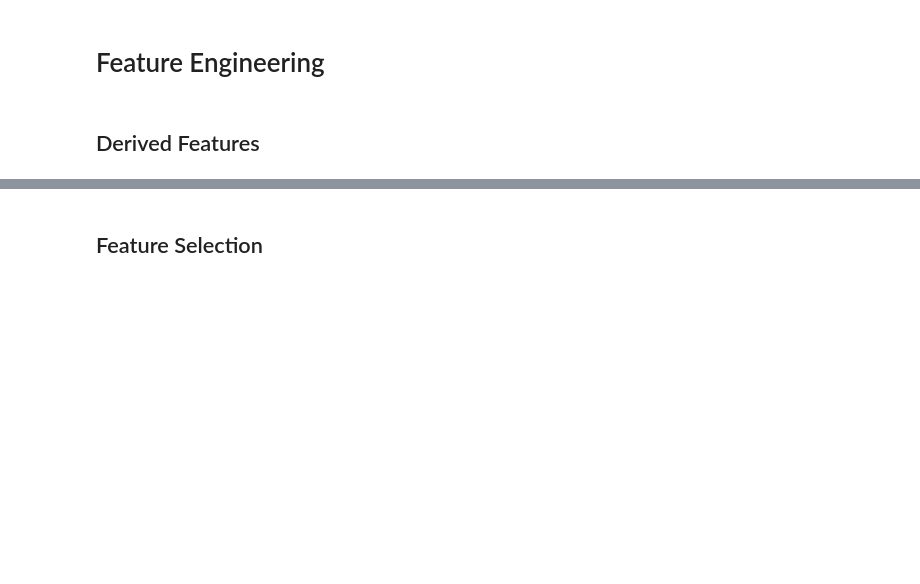
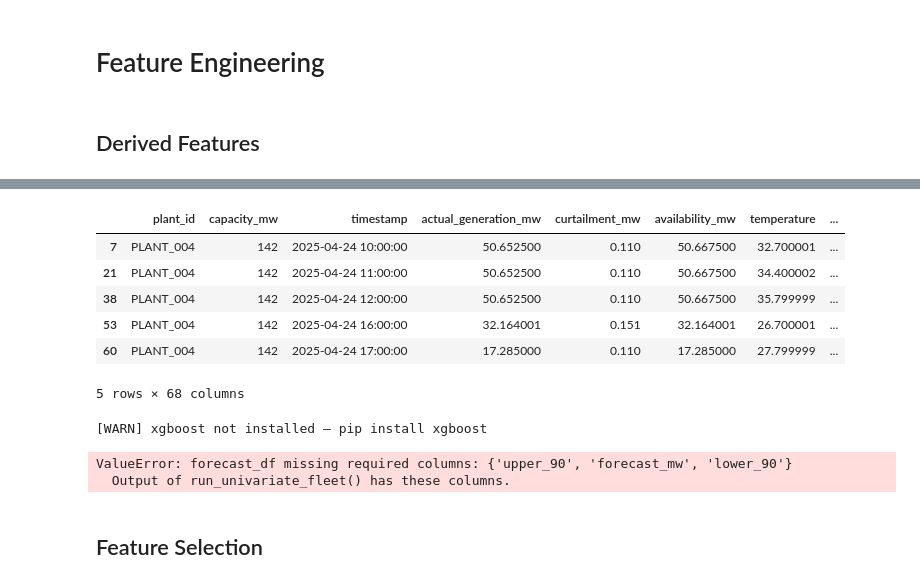
Before and after one commit to Shuchismita2000/Pravaah, a Jupyter notebook: notebook.ipynb, the cells around one changed output, grey strips where cells are left out. Cells and saved outputs as stored; diff of their text form; code cells hidden in the pictures; blank space fills up the shorter version.

```diff
--- a/notebook.ipynb
+++ b/notebook.ipynb
@@ -382,7 +386,8 @@ import pandas as pd
 plant = pd.read_csv(r"D:\Portfolio Github\Pravaah\data\plant_master.csv")
 weather_forecast = pd.read_csv(r"D:\Portfolio Github\Pravaah\data\weather_forecast.csv", parse_dates=["timestamp"])
 generation_forecast = pd.read_csv(r"D:\Portfolio Github\Pravaah\data\forecasts\final_univariate_forecasts.csv", parse_dates=["timestamp"])
-
+irradiance_forecast = pd.read_csv(r"D:\Portfolio Github\Pravaah\data\forecasts\irradiance_forecasts.csv", parse_dates=["timestamp"])
+health_forecast = pd.read_csv(r"D:\Portfolio Github\Pravaah\data\forecasts\health_forecasts.csv", parse_dates=["timestamp"])
 
 # Merge plant with generation on 'plant_id'
 merged_df = plant.merge(generation_forecast, on=['plant_id'], how='left')
@@ -390,7 +395,14 @@ merged_df = plant.merge(generation_forecast, on=['plant_id'], how='left')
 # Merge with weather on 'plant_id' and 'timestamp'
 merged_df = merged_df.merge(weather_forecast, on=['plant_name', 'timestamp'], how='left')
 
-forecast_df = merged_df.drop(columns=[ 'plant_name', 'lower_90', 'upper_90', 'model', 'curtail_probability',
+# Merge with irradiance on 'plant_id' and 'timestamp'
+merged_df = merged_df.merge(irradiance_forecast, on=['plant_id', 'timestamp'], how='left')
+
+# Merge with health on 'plant_id' and 'timestamp'
+merged_df = merged_df.merge(health_forecast, on=['plant_id', 'timestamp'], how='left')
+
+forecast_df = merged_df.drop(columns=[ 'plant_name', 'model', 'curtail_probability','lower_90',
+       'upper_90','lower_90_x', 'upper_90_x','lower_90_y', 'upper_90_y','method','repair_probability', 'degradation_slope',
     'latitude', 'longitude', 'commission_date', 'region', 'state',
     'developer', 'offtaker'
 ])
@@ -407,6 +419,8 @@ forecast_df.rename(columns={
     "gross_forecast_mw": "actual_generation_mw",
     "curtailment_mw_forecast": "curtailment_mw",
     "net_forecast_mw": "availability_mw",
+    "irradiance_forecast": "irradiance_wm2",
+    "health_forecast": "health_factor"
 }, inplace=True)
 
 forecast_df.columns
@@ -667,2 +669,36 @@ historical_df_solar[historical_df_solar["plant_id"] == "PLANT_001"].tail()
 # %%
-forecast_df_solar[forecast_df_solar["plant_id"] == "PLANT_001"].tail()
+forecast_df_solar[forecast_df_solar["plant_id"] == "PLANT_004"].head()
+# %% [output]
+|  | plant_id | capacity_mw | timestamp | actual_generation_mw | curtailment_mw | availability_mw | temperature | ... |
+| 7 | PLANT_004 | 142 | 2025-04-24 10:00:00 | 50.652500 | 0.110 | 50.667500 | 32.700001 | ... |
+| 21 | PLANT_004 | 142 | 2025-04-24 11:00:00 | 50.652500 | 0.110 | 50.667500 | 34.400002 | ... |
+| 38 | PLANT_004 | 142 | 2025-04-24 12:00:00 | 50.652500 | 0.110 | 50.667500 | 35.799999 | ... |
+| 53 | PLANT_004 | 142 | 2025-04-24 16:00:00 | 32.164001 | 0.151 | 32.164001 | 26.700001 | ... |
+| 60 | PLANT_004 | 142 | 2025-04-24 17:00:00 | 17.285000 | 0.110 | 17.285000 | 27.799999 | ... |
+5 rows × 68 columns
+# %%
+from src.multivariate import run_multivariate_fleet
+
+    # historical_df_solar  : from build_features(preprocess(raw))
+    # forecast_df_solar    : from run_univariate_fleet()
+forecast_df, simulation_df = run_multivariate_fleet(
+        historical_df     = historical_df_solar,
+        forecast_df       = forecast_df_solar,
+        val_days          = 14,
+        n_splits          = 3,
+        n_simulations     = 1000,
+        n_jobs            = -1,
+        output_dir        = "data/multivariate",
+    )
+
+    # forecast_df columns:
+    #   plant_id, timestamp, forecast_mw, lower_90, upper_90, model
+
+    # simulation_df columns:
+    #   plant_id, timestamp, forecast_mw,
+    #   p10, p25, p50, p75, p90,
+    #   scenario_worst, scenario_base, scenario_best, sigma_total
+# %% [output]
+[WARN] xgboost not installed — pip install xgboost
+ValueError: forecast_df missing required columns: {'upper_90', 'forecast_mw', 'lower_90'}
+  Output of run_univariate_fleet() has these columns.
```
Also changed, not shown: parts of 23 cells of this notebook, 3 other files.
